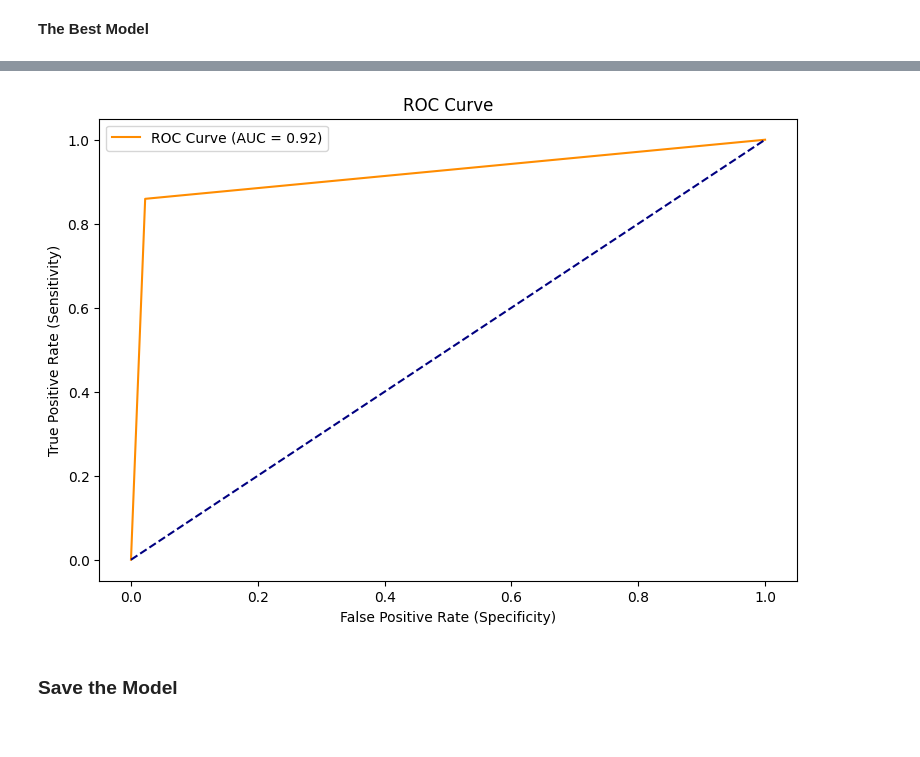
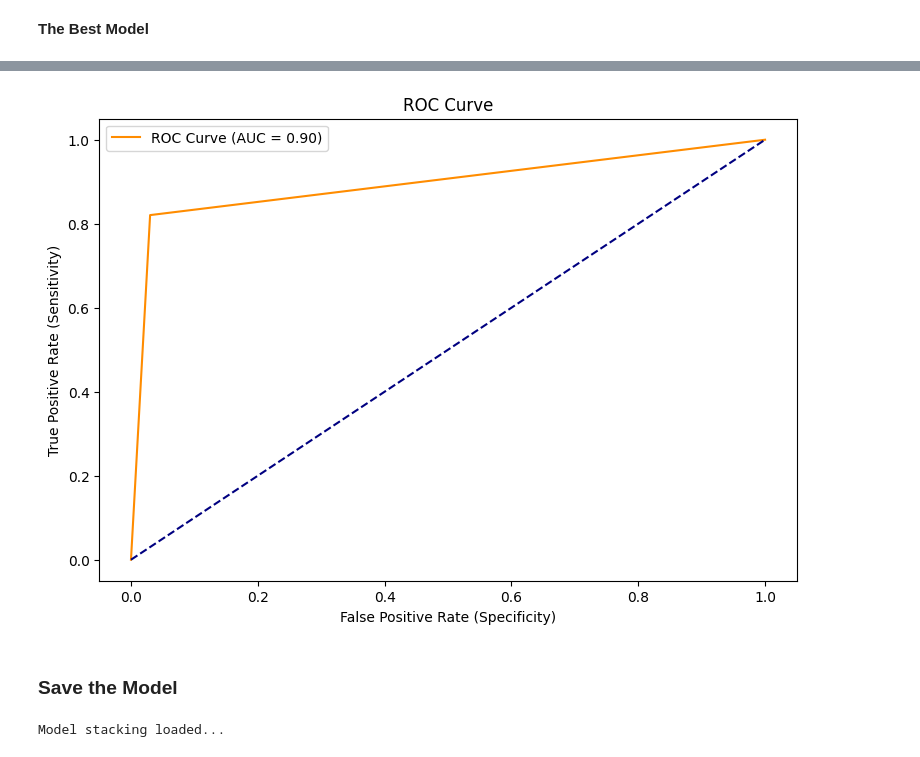
Before and after one commit to Ly-Ax/TFMasterIA, a Jupyter notebook: notebooks/classifier/model_stacking.ipynb, the cells around one changed output, grey strips where cells are left out. Cells and saved outputs as stored; diff of their text form; code cells hidden in the pictures.

```diff
--- a/notebooks/classifier/model_stacking.ipynb
+++ b/notebooks/classifier/model_stacking.ipynb
@@ -329,7 +570,6 @@ F1-score:     0.9236
 # %% [markdown]
 **Internal Partition**
 # %%
-# xgboost_custom.fit(X_train, y_train)
-
-# y_pred = xgboost_custom.predict(X_val)
+meta_pipe.fit(X_train, y_train)
+y_pred = meta_pipe.predict(X_val)
 # %%
@@ -345,10 +585,9 @@ F1-score:     0.9240
 # %% [markdown]
 **External Partition**
 # %%
-# X_train_val = pd.concat([X_train, X_val], axis=0)
-# y_train_val = pd.concat([y_train, y_val], axis=0)
-
-# xgboost_custom.fit(X_train_val, y_train_val)
-
-# y_pred = xgboost_custom.predict(X_test)
+X_train_val = pd.concat([X_train, X_val], axis=0)
+y_train_val = pd.concat([y_train, y_val], axis=0)
+# %%
+meta_pipe.fit(X_train_val, y_train_val)
+y_pred = meta_pipe.predict(X_test)
 # %%
@@ -364,7 +603,6 @@ F1-score:     0.9246
 # %% [markdown]
 **The Best Model**
 # %%
-# xgboost_custom.fit(X_train_val, y_train_val)
-
-# y_pred = xgboost_custom.predict(X_test)
+meta_pipe.fit(X_train_val, y_train_val)
+y_pred = meta_pipe.predict(X_test)
 # %%
@@ -389,27 +627,29 @@ F1-score:     0.9246
 # %%
-# fpr, tpr, thresholds = roc_curve(y_test, y_pred)
-# roc_auc = auc(fpr, tpr)
+fpr, tpr, thresholds = roc_curve(y_test, y_pred)
+roc_auc = auc(fpr, tpr)
 
-# plt.figure(figsize=(9, 6))
-# plt.plot(fpr, tpr, color="darkorange", label="ROC Curve (AUC = %0.2f)" % roc_auc)
-# plt.plot([0, 1], [0, 1], color="navy", linestyle="--")
+plt.figure(figsize=(9, 6))
+plt.plot(fpr, tpr, color="darkorange", label="ROC Curve (AUC = %0.2f)" % roc_auc)
+plt.plot([0, 1], [0, 1], color="navy", linestyle="--")
 
-# plt.title("ROC Curve")
-# plt.xlabel("False Positive Rate (Specificity)")
-# plt.ylabel("True Positive Rate (Sensitivity)")
-# plt.legend()
-# plt.show()
+plt.title("ROC Curve")
+plt.xlabel("False Positive Rate (Specificity)")
+plt.ylabel("True Positive Rate (Sensitivity)")
+plt.legend()
+plt.show()
 # %% [output]
-[figure, old version]
+[figure, new version]
 # %% [markdown]
 ### Save the Model
 # %%
-# try:
-#     joblib.dump(xgboost_custom, xg_boost_model)
+try:
+    joblib.dump(meta_pipe, stack_model)
 
-#     xgboost_model = joblib.load(xg_boost_model)
-#     print(f"XGBoost Classifier is loaded...")
+    meta_model = joblib.load(stack_model)
+    print(f"Model stacking loaded...")
 
-# except Exception as err:
-#     print("Error:", str(err))
+except Exception as err:
+    print("Error:", str(err))
+# %% [output]
+Model stacking loaded...
 # %%
```
Also changed, not shown: parts of 60 cells of this notebook, 4 other files.
